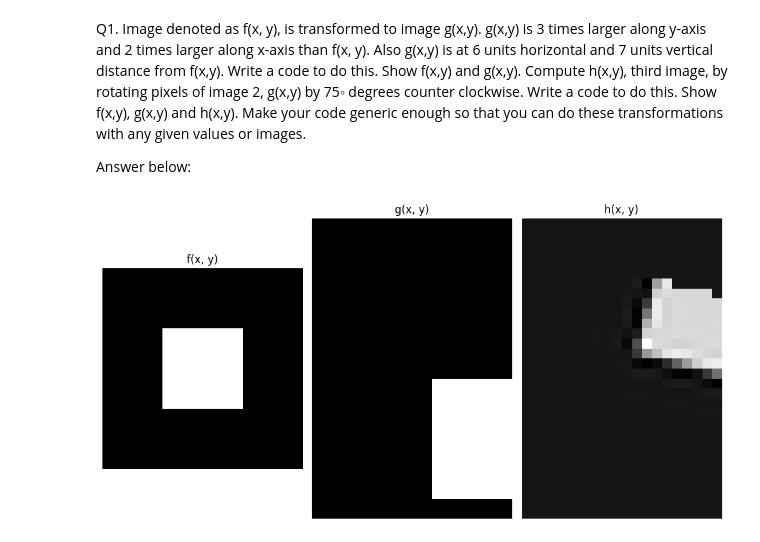
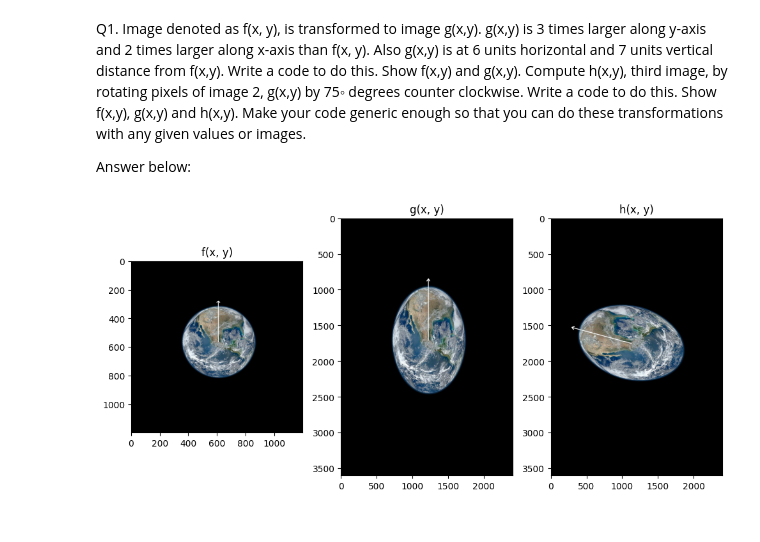
Before and after one commit to as1605/ELL715, a Jupyter notebook: A1/A1Q1.ipynb, the cells around one changed output. Saved outputs shown, nothing was run; the diff lists cells and outputs as text; code cells hidden in the pictures.

```diff
--- a/A1/A1Q1.ipynb
+++ b/A1/A1Q1.ipynb
@@ -19,54 +19,62 @@ import numpy as np
 import matplotlib.pyplot as plt
 from scipy.ndimage import rotate
 import matplotlib.image as mpimg
+import cv2
 
 def transform_image(input_image, scale_x, scale_y, translate_x, translate_y):
     # Scaling
-    scaled_image = np.zeros((input_image.shape[0] * scale_y, input_image.shape[1] * scale_x))
+    scaled_image = np.zeros((int(input_image.shape[0] * scale_y), int(input_image.shape[1] * scale_x), input_image.shape[2]), dtype=np.uint8)
     for y in range(input_image.shape[0]):
         for x in range(input_image.shape[1]):
-            scaled_image[y*scale_y:(y+1)*scale_y, x*scale_x:(x+1)*scale_x] = input_image[y, x]
+            scaled_image[int(y*scale_y):(int(y+1)*scale_y), int(x*scale_x):(int(x+1)*scale_x), :] = input_image[y, x, :]
 
     # Translation
     translated_image = np.zeros_like(scaled_image)
-    translated_image[translate_y:, translate_x:] = scaled_image[:-translate_y, :-translate_x]
+    translated_image[translate_y:, translate_x:, :] = scaled_image[:-translate_y, :-translate_x, :]
 
     return translated_image
 
 def rotate_image(input_image, angle_degrees):
     rotated_image = rotate(input_image, angle_degrees, reshape=False)
     return rotated_image
 
-# Create a sample image f(x, y)
-f = np.zeros((10, 10))
-
-f[3:7, 3:7] = 255
+# Read an image from file
+# Input image file path here
+# You can input any type of image, colour or grayscale
+image_path = 'earth.jpg'
+fc = cv2.imread(image_path, cv2.IMREAD_COLOR)
 
 # Perform the first transformation to get g(x, y)
-g = transform_image(f, 2, 3, 6, 7)
+# Input values in this order:
+# transform_image(input_image, scale_x, scale_y, translate_x, translate_y)
+g = transform_image(fc, 2, 3, 6, 7)
 
-# Perform the second transformation to get h(x, y)
+# Perform the second computation to get h(x, y)
+# Rotation can be done by changing degrees
+# Input values in this order:
+# rotate_image(input_image, angle_degrees)
 h = rotate_image(g, 75)
 
 # Display the images
 plt.figure(figsize=(10, 8))
 
+# Displaying f(x,y)
 plt.subplot(131)
-plt.imshow(f, cmap='gray')
+plt.imshow(cv2.cvtColor(fc, cv2.COLOR_BGR2RGB))
 plt.title('f(x, y)')
-plt.axis('off')
 
+# Displaying g(x,y)
 plt.subplot(132)
-plt.imshow(g, cmap='gray')
+plt.imshow(cv2.cvtColor(g, cv2.COLOR_BGR2RGB))
 plt.title('g(x, y)')
-plt.axis('off')
 
+# Displaying h(x,y)
 plt.subplot(133)
-plt.imshow(h, cmap='gray')
+plt.imshow(cv2.cvtColor(h, cv2.COLOR_BGR2RGB))
+
 plt.title('h(x, y)')
-plt.axis('off')
 
 plt.tight_layout()
 plt.show()
 # %% [output]
-[figure, old version]
+[figure, new version]
```
